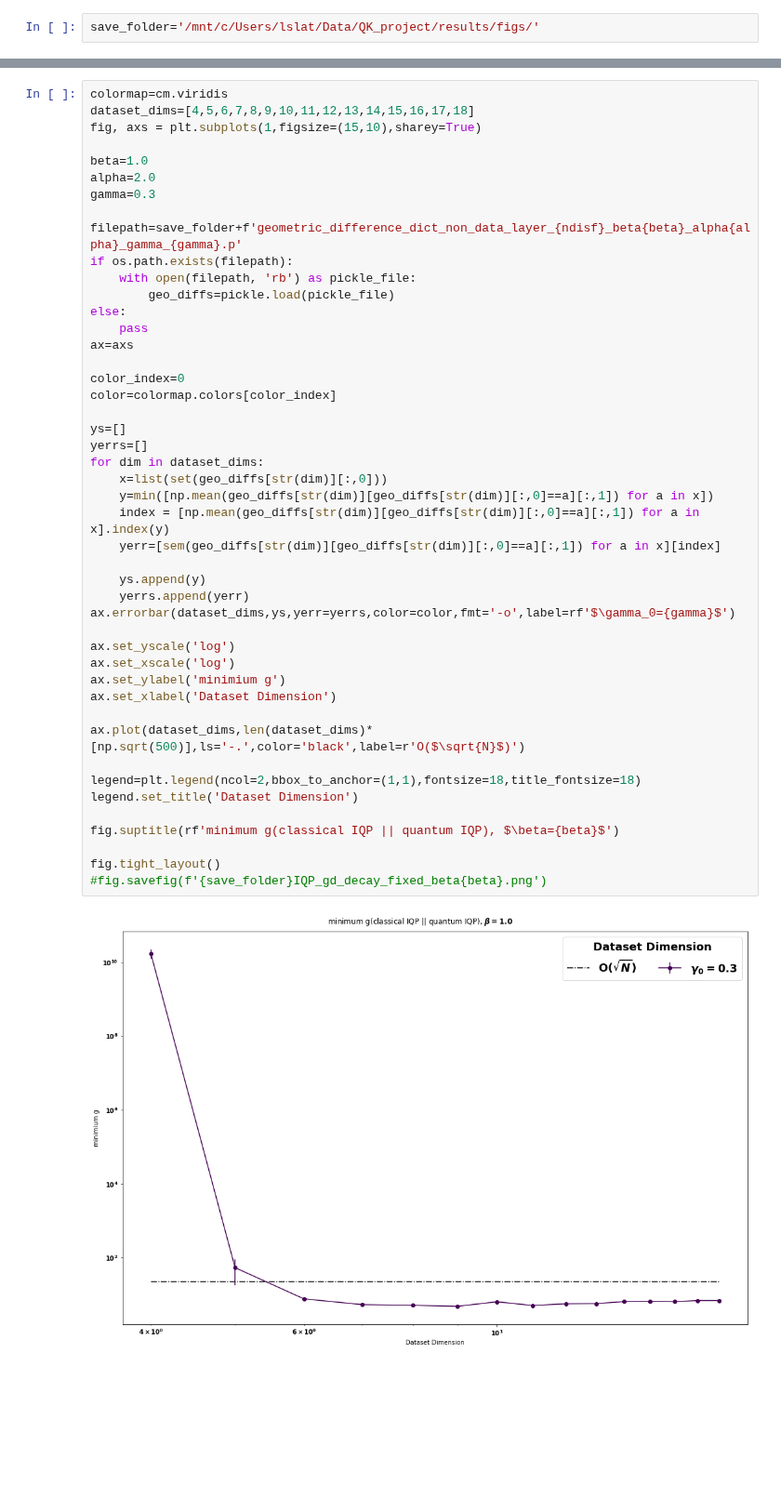
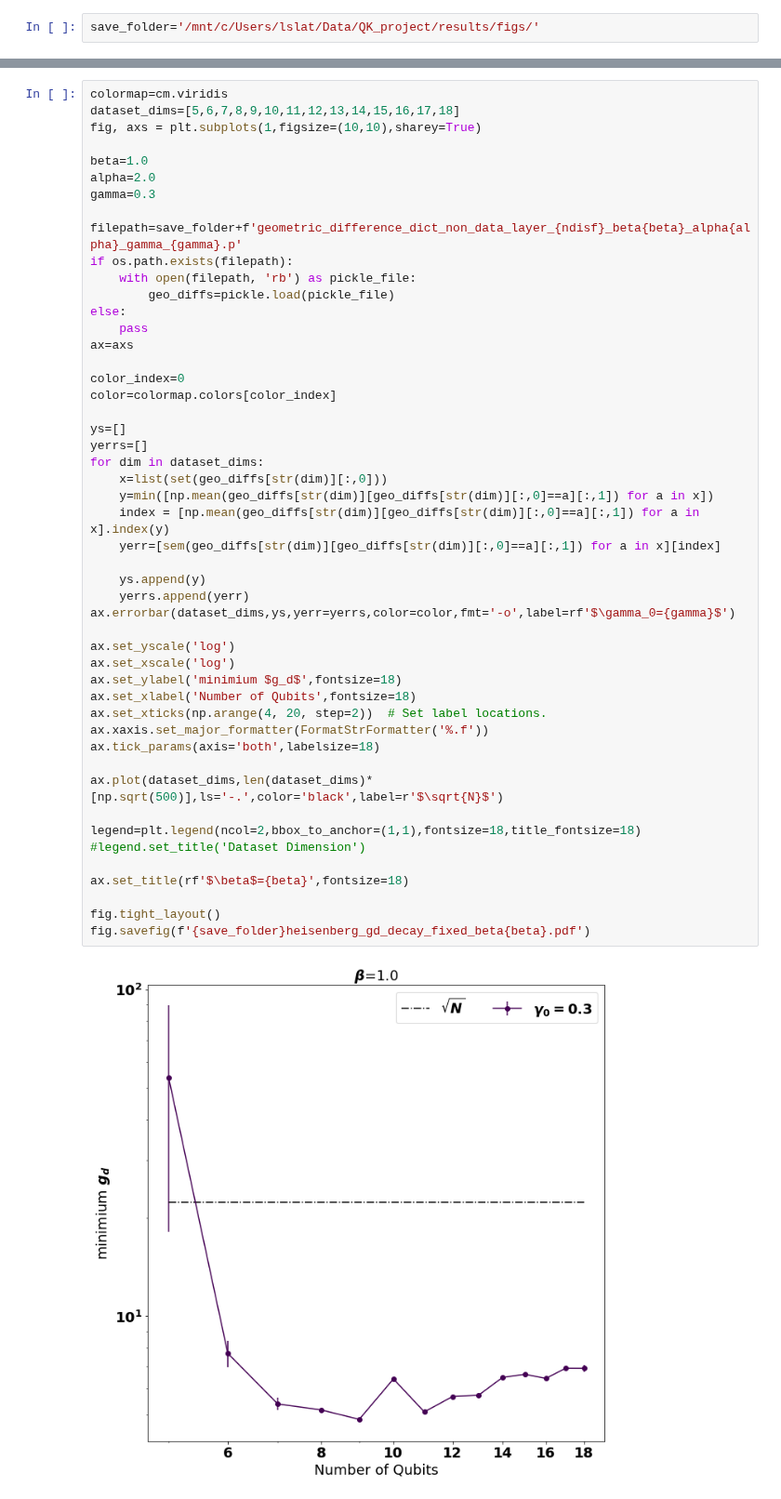
Before and after one commit to lslattery11/quantum_kernel, a Jupyter notebook: notebooks/data_visualization/non_data_layer_gd_scaling.ipynb, the cells around one changed output, grey strips where cells are left out. Shown at 93% size. Saved outputs shown, nothing was run; the diff lists cells and outputs as text; blank space fills up the shorter version.

```diff
--- a/notebooks/data_visualization/non_data_layer_gd_scaling.ipynb
+++ b/notebooks/data_visualization/non_data_layer_gd_scaling.ipynb
@@ -144,7 +129,7 @@ on dimension: 18
 # %%
 colormap=cm.viridis
-dataset_dims=[4,5,6,7,8,9,10,11,12,13,14,15,16,17,18]
-fig, axs = plt.subplots(1,figsize=(15,10),sharey=True)
+dataset_dims=[5,6,7,8,9,10,11,12,13,14,15,16,17,18]
+fig, axs = plt.subplots(1,figsize=(10,10),sharey=True)
 
 beta=1.0
 alpha=2.0
@@ -155,37 +140,40 @@ if os.path.exists(filepath):
     with open(filepath, 'rb') as pickle_file:
         geo_diffs=pickle.load(pickle_file)
 else:
     pass
 ax=axs
 
 color_index=0
 color=colormap.colors[color_index]
 
 ys=[]
 yerrs=[]
 for dim in dataset_dims:
     x=list(set(geo_diffs[str(dim)][:,0]))
     y=min([np.mean(geo_diffs[str(dim)][geo_diffs[str(dim)][:,0]==a][:,1]) for a in x])
     index = [np.mean(geo_diffs[str(dim)][geo_diffs[str(dim)][:,0]==a][:,1]) for a in x].index(y)
     yerr=[sem(geo_diffs[str(dim)][geo_diffs[str(dim)][:,0]==a][:,1]) for a in x][index]
 
     ys.append(y)
     yerrs.append(yerr)
 ax.errorbar(dataset_dims,ys,yerr=yerrs,color=color,fmt='-o',label=rf'$\gamma_0={gamma}$')
 
 ax.set_yscale('log')
 ax.set_xscale('log')
-ax.set_ylabel('minimium g')
-ax.set_xlabel('Dataset Dimension')
+ax.set_ylabel('minimium $g_d$',fontsize=18)
+ax.set_xlabel('Number of Qubits',fontsize=18)
+ax.set_xticks(np.arange(4, 20, step=2))  # Set label locations.
+ax.xaxis.set_major_formatter(FormatStrFormatter('%.f'))
+ax.tick_params(axis='both',labelsize=18)
 
-ax.plot(dataset_dims,len(dataset_dims)*[np.sqrt(500)],ls='-.',color='black',label=r'O($\sqrt{N}$)')
+ax.plot(dataset_dims,len(dataset_dims)*[np.sqrt(500)],ls='-.',color='black',label=r'$\sqrt{N}$')
 
 legend=plt.legend(ncol=2,bbox_to_anchor=(1,1),fontsize=18,title_fontsize=18)
-legend.set_title('Dataset Dimension')
+#legend.set_title('Dataset Dimension')
 
-fig.suptitle(rf'minimum g(classical IQP || quantum IQP), $\beta={beta}$')
+ax.set_title(rf'$\beta$={beta}',fontsize=18)
 
 fig.tight_layout()
-#fig.savefig(f'{save_folder}IQP_gd_decay_fixed_beta{beta}.png')
+fig.savefig(f'{save_folder}heisenberg_gd_decay_fixed_beta{beta}.pdf')
 # %% [output]
-[figure, old version]
+[figure, new version]
```
Also changed, not shown: parts of 2 cells of this notebook, 3 other files.
